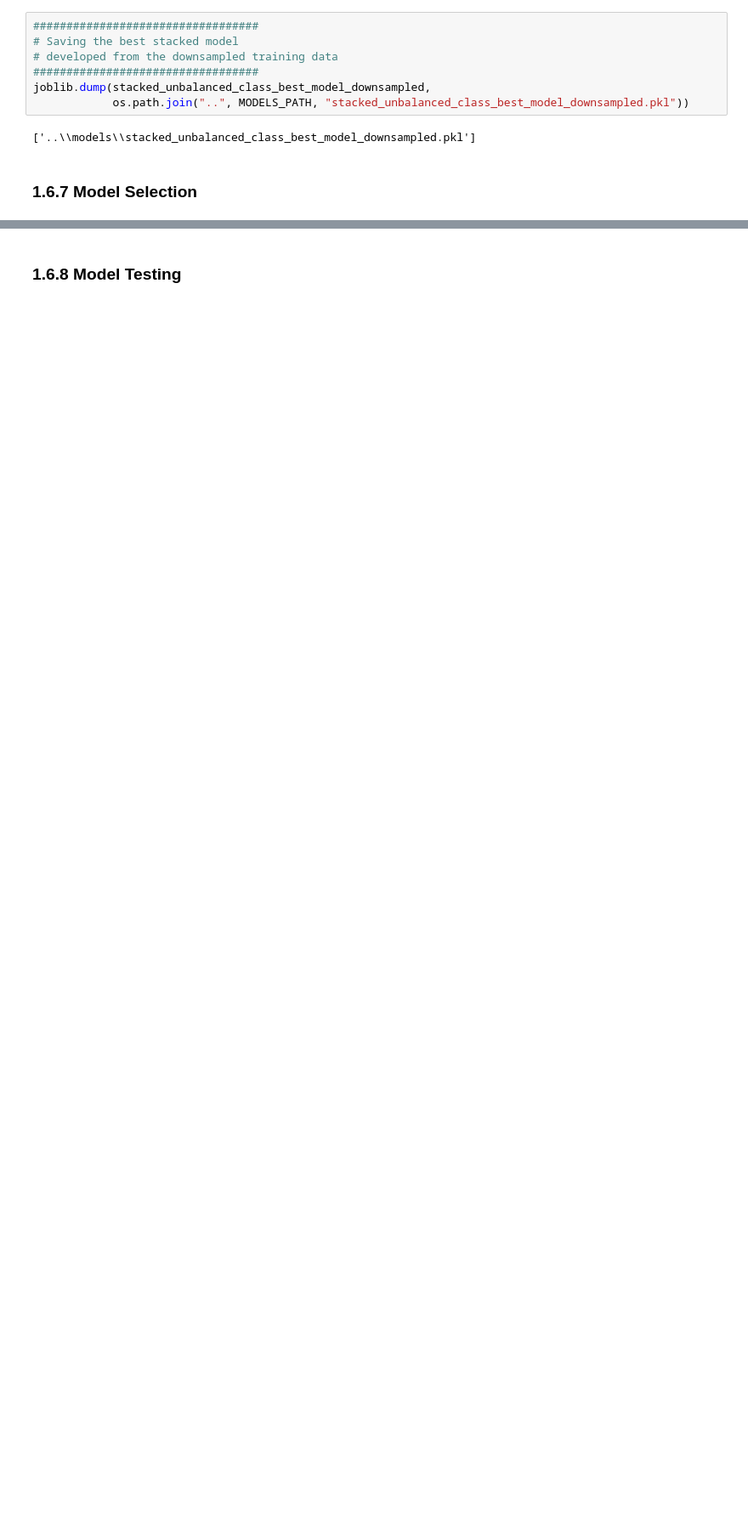
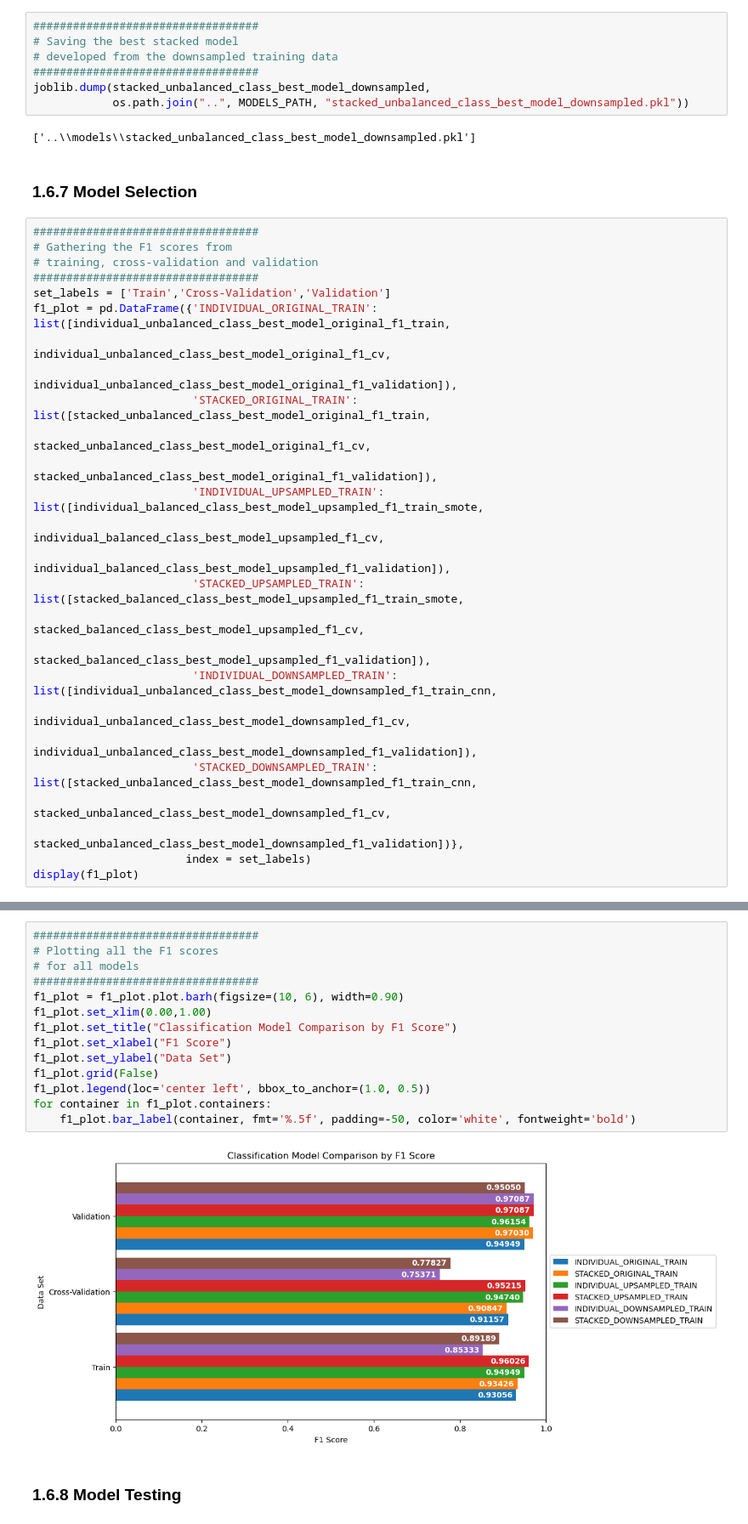
Before and after one commit to JohnPaulinePineda/Portfolio_Project_54, a Jupyter notebook: codes/EstimatingLungCancerProbabilitiesFromDemographicFactorsAndBehavioralIndicators.ipynb, the cells around one changed output, grey strips where cells are left out. Shown at 85% size. Saved outputs shown, nothing was run; the diff lists cells and outputs as text; blank space fills up the shorter version.

Commit message:
Formulated the HTML and RMD files
Updated model testing

```diff
--- a/codes/EstimatingLungCancerProbabilitiesFromDemographicFactorsAndBehavioralIndicators.ipynb
+++ b/codes/EstimatingLungCancerProbabilitiesFromDemographicFactorsAndBehavioralIndicators.ipynb
@@ -2493,3 +2493,29 @@ joblib.dump(stacked_unbalanced_class_best_model_downsampled,
 ['..\\models\\stacked_unbalanced_class_best_model_downsampled.pkl']
 # %% [markdown]
 ### 1.6.7 Model Selection <a class="anchor" id="1.6.7"></a>
+# %%
+##################################
+# Gathering the F1 scores from
+# training, cross-validation and validation
+##################################
+set_labels = ['Train','Cross-Validation','Validation']
+f1_plot = pd.DataFrame({'INDIVIDUAL_ORIGINAL_TRAIN': list([individual_unbalanced_class_best_model_original_f1_train,
+                                                           individual_unbalanced_class_best_model_original_f1_cv,
+                                                           individual_unbalanced_class_best_model_original_f1_validation]),
+                        'STACKED_ORIGINAL_TRAIN': list([stacked_unbalanced_class_best_model_original_f1_train,
+                                                        stacked_unbalanced_class_best_model_original_f1_cv,
+                                                        stacked_unbalanced_class_best_model_original_f1_validation]),
+                        'INDIVIDUAL_UPSAMPLED_TRAIN': list([individual_balanced_class_best_model_upsampled_f1_train_smote,
+                                                           individual_balanced_class_best_model_upsampled_f1_cv,
+                                                           individual_balanced_class_best_model_upsampled_f1_validation]),
+                        'STACKED_UPSAMPLED_TRAIN': list([stacked_balanced_class_best_model_upsampled_f1_train_smote,
+                                                        stacked_balanced_class_best_model_upsampled_f1_cv,
+                                                        stacked_balanced_class_best_model_upsampled_f1_validation]),
+                        'INDIVIDUAL_DOWNSAMPLED_TRAIN': list([individual_unbalanced_class_best_model_downsampled_f1_train_cnn,
+                                                              individual_unbalanced_class_best_model_downsampled_f1_cv,
+                                                              individual_unbalanced_class_best_model_downsampled_f1_validation]),
+                        'STACKED_DOWNSAMPLED_TRAIN': list([stacked_unbalanced_class_best_model_downsampled_f1_train_cnn,
+                                                           stacked_unbalanced_class_best_model_downsampled_f1_cv,
+                                                           stacked_unbalanced_class_best_model_downsampled_f1_validation])},
+                       index = set_labels)
+display(f1_plot)
@@ -2496,2 +2527,18 @@ joblib.dump(stacked_unbalanced_class_best_model_downsampled,
+# %%
+##################################
+# Plotting all the F1 scores
+# for all models
+##################################
+f1_plot = f1_plot.plot.barh(figsize=(10, 6), width=0.90)
+f1_plot.set_xlim(0.00,1.00)
+f1_plot.set_title("Classification Model Comparison by F1 Score")
+f1_plot.set_xlabel("F1 Score")
+f1_plot.set_ylabel("Data Set")
+f1_plot.grid(False)
+f1_plot.legend(loc='center left', bbox_to_anchor=(1.0, 0.5))
+for container in f1_plot.containers:
+    f1_plot.bar_label(container, fmt='%.5f', padding=-50, color='white', fontweight='bold')
+# %% [output]
+[figure, added]
 # %% [markdown]
 ### 1.6.8 Model Testing <a class="anchor" id="1.6.8"></a>
```
Also changed, not shown: parts of 7 cells of this notebook, 2 other files.
